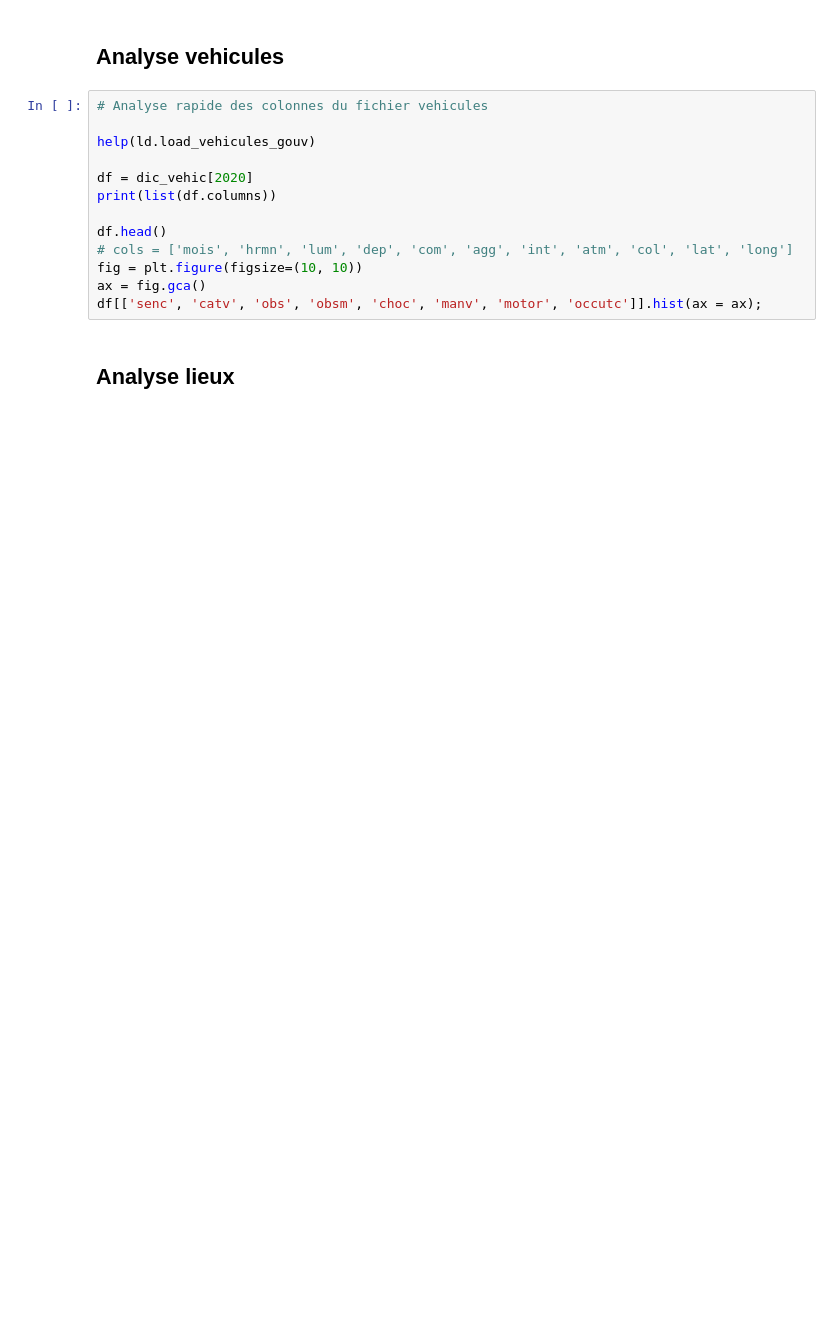
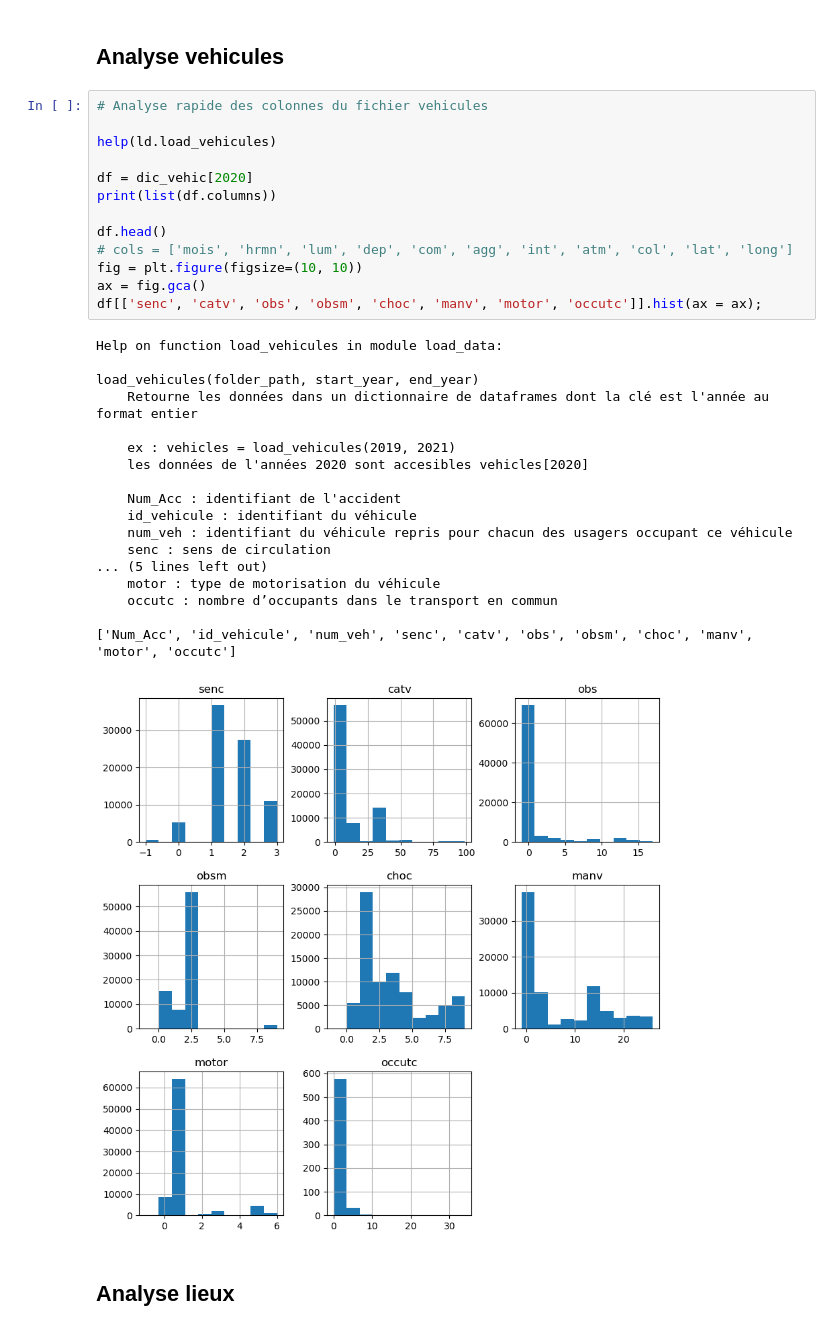
Before and after one commit to nicolascarayon/projet-accidents-routiers, a Jupyter notebook: nico_data_explo_gouv.ipynb, the cells around one changed output. Drawn from its saved outputs; the diff is of its cells as text; blank space fills up the shorter version.

```diff
--- a/nico_data_explo_gouv.ipynb
+++ b/nico_data_explo_gouv.ipynb
@@ -88,16 +145,35 @@ df[['mois', 'lum', 'dep', 'com', 'agg', 'int', 'atm', 'col']].hist(ax = ax);
 # %%
 # Analyse rapide des colonnes du fichier vehicules
 
-help(ld.load_vehicules_gouv)
+help(ld.load_vehicules)
 
 df = dic_vehic[2020]
 print(list(df.columns))
 
 df.head()
 # cols = ['mois', 'hrmn', 'lum', 'dep', 'com', 'agg', 'int', 'atm', 'col', 'lat', 'long']
 fig = plt.figure(figsize=(10, 10))
 ax = fig.gca()
 df[['senc', 'catv', 'obs', 'obsm', 'choc', 'manv', 'motor', 'occutc']].hist(ax = ax);
+# %% [output]
+Help on function load_vehicules in module load_data:
+
+load_vehicules(folder_path, start_year, end_year)
+    Retourne les données dans un dictionnaire de dataframes dont la clé est l'année au format entier
+
+    ex : vehicles = load_vehicules(2019, 2021)
+    les données de l'années 2020 sont accesibles vehicles[2020]
+
+    Num_Acc : identifiant de l'accident
+    id_vehicule : identifiant du véhicule
+    num_veh : identifiant du véhicule repris pour chacun des usagers occupant ce véhicule
+    senc : sens de circulation
+... (5 lines left out)
+    motor : type de motorisation du véhicule
+    occutc : nombre d’occupants dans le transport en commun
+
+['Num_Acc', 'id_vehicule', 'num_veh', 'senc', 'catv', 'obs', 'obsm', 'choc', 'manv', 'motor', 'occutc']
+[figure, added]
 # %% [markdown]
 ## Analyse lieux
 # %%
```
Also changed, not shown: parts of 8 cells of this notebook, 1 other file.
